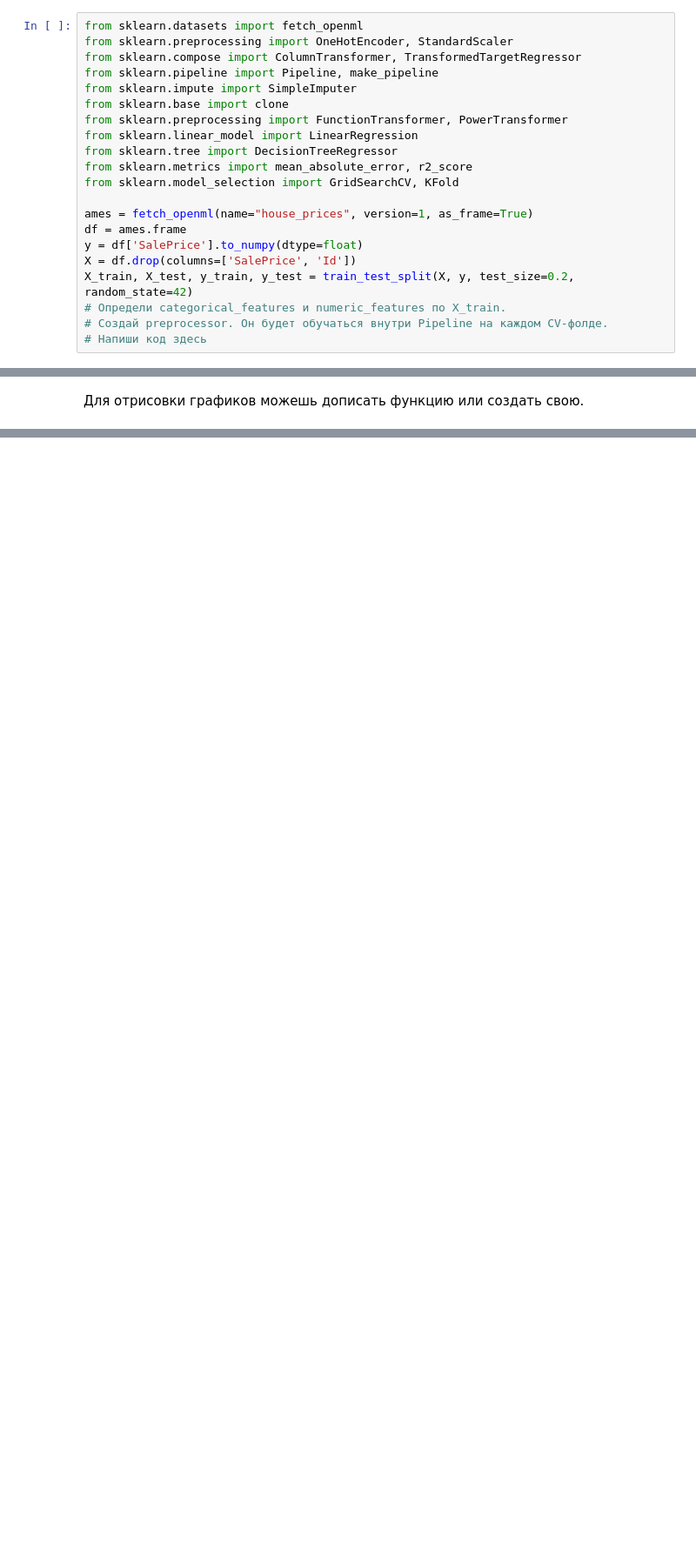
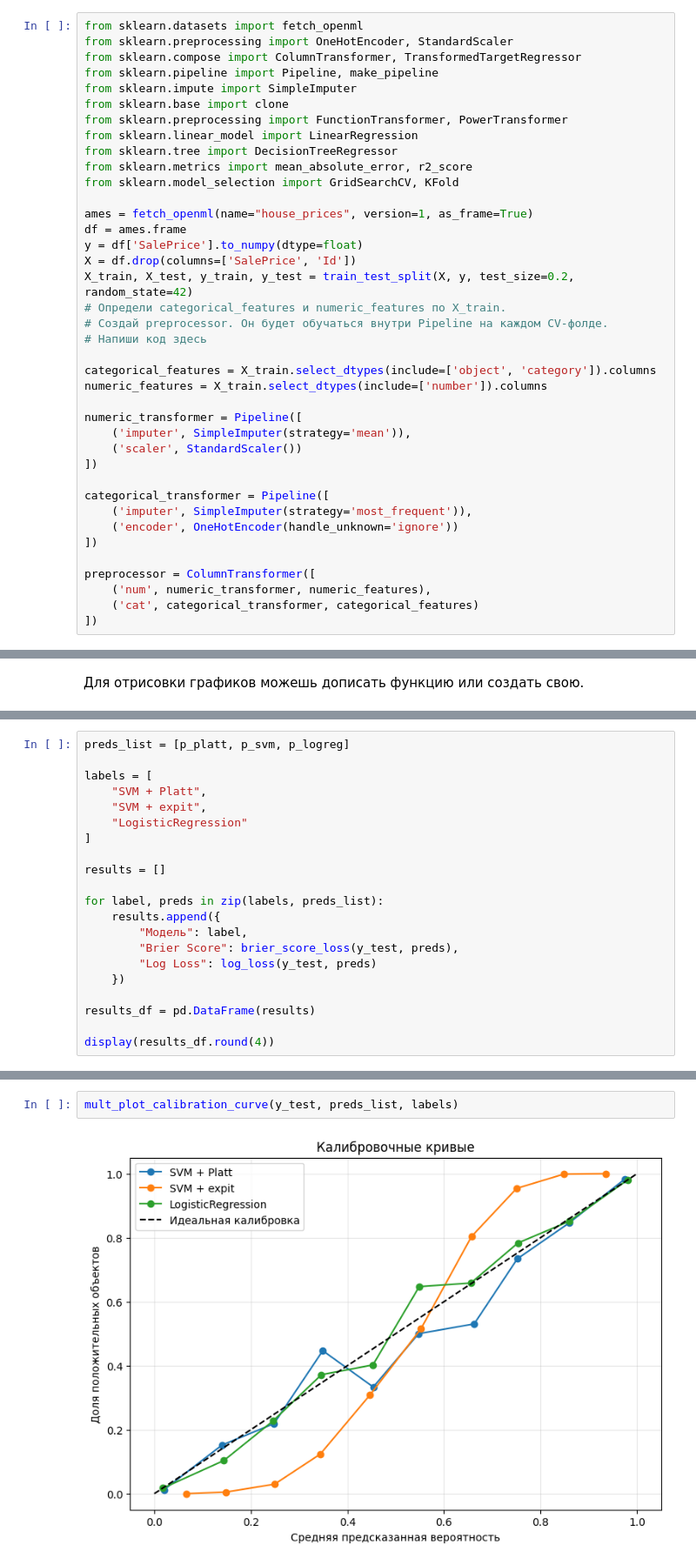
Before and after one commit to krivonosovti/CU, a Jupyter notebook: ML/Homework/Неделя_5_Машинное_обучение_ДЗ.ipynb, the cells around one changed output, grey strips where cells are left out. Shown at 87% size. Drawn from its saved outputs; the diff is of its cells as text; blank space fills up the shorter version.

```diff
--- a/ML/Homework/Неделя_5_Машинное_обучение_ДЗ.ipynb
+++ b/ML/Homework/Неделя_5_Машинное_обучение_ДЗ.ipynb
@@ -235,6 +362,24 @@ X_train, X_test, y_train, y_test = train_test_split(X, y, test_size=0.2, random_
 # Определи categorical_features и numeric_features по X_train.
 # Создай preprocessor. Он будет обучаться внутри Pipeline на каждом CV-фолде.
 # Напиши код здесь
+
+categorical_features = X_train.select_dtypes(include=['object', 'category']).columns
+numeric_features = X_train.select_dtypes(include=['number']).columns
+
+numeric_transformer = Pipeline([
+    ('imputer', SimpleImputer(strategy='mean')),
+    ('scaler', StandardScaler())
+])
+
+categorical_transformer = Pipeline([
+    ('imputer', SimpleImputer(strategy='most_frequent')),
+    ('encoder', OneHotEncoder(handle_unknown='ignore'))
+])
+
+preprocessor = ColumnTransformer([
+    ('num', numeric_transformer, numeric_features),
+    ('cat', categorical_transformer, categorical_features)
+])
 # %% [markdown]
 ### Задание 4 [1,5 балла]
 # %% [markdown]
@@ -484,0 +962,21 @@ def mult_plot_calibration_curve(y_test, preds_list, labels):
+# %%
+preds_list = [p_platt, p_svm, p_logreg]
+
+labels = [
+    "SVM + Platt",
+    "SVM + expit",
+    "LogisticRegression"
+]
+
+results = []
+
+for label, preds in zip(labels, preds_list):
+    results.append({
+        "Модель": label,
+        "Brier Score": brier_score_loss(y_test, preds),
+        "Log Loss": log_loss(y_test, preds)
+    })
+
+results_df = pd.DataFrame(results)
+
+display(results_df.round(4))
@@ -485,2 +988,6 @@ def mult_plot_calibration_curve(y_test, preds_list, labels):
+# %%
+mult_plot_calibration_curve(y_test, preds_list, labels)
+# %% [output]
+[figure, added]
 # %% [markdown]
 **Вопрос.** Сравни вероятностные метрики и кривые для среднего sigmoid(score), среднего прогноза после Platt и логистической регрессии. Где калибровка улучшила результат, а где ухудшила? Какой вывод можно сделать на этой test?
```
Also changed, not shown: parts of 18 cells of this notebook, 3 other files.
